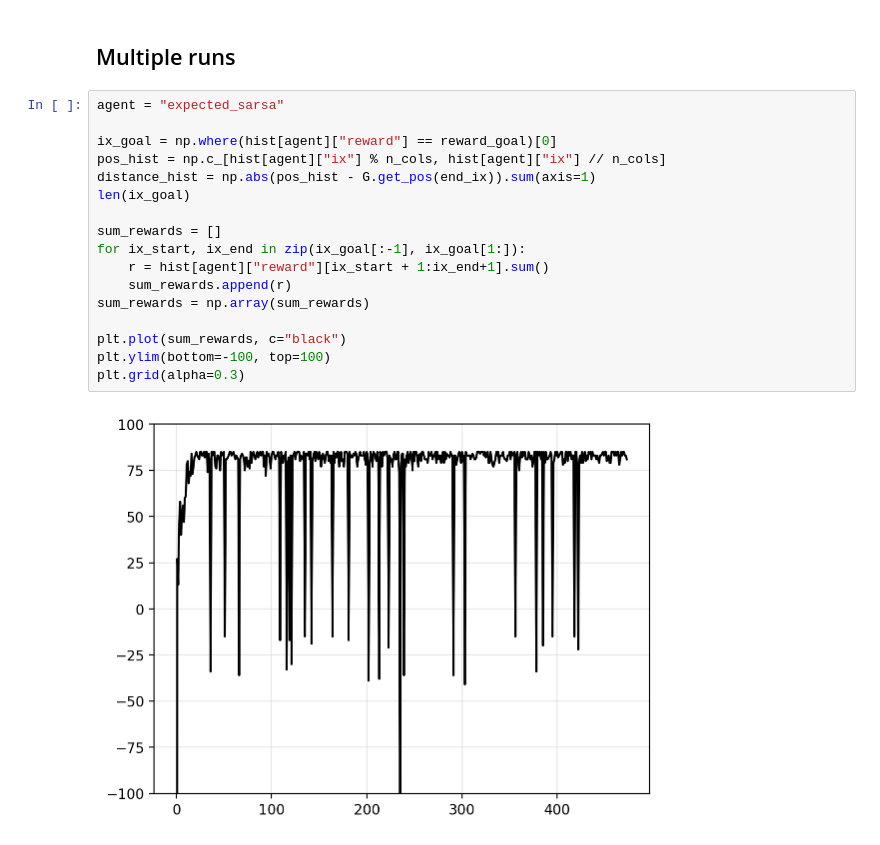
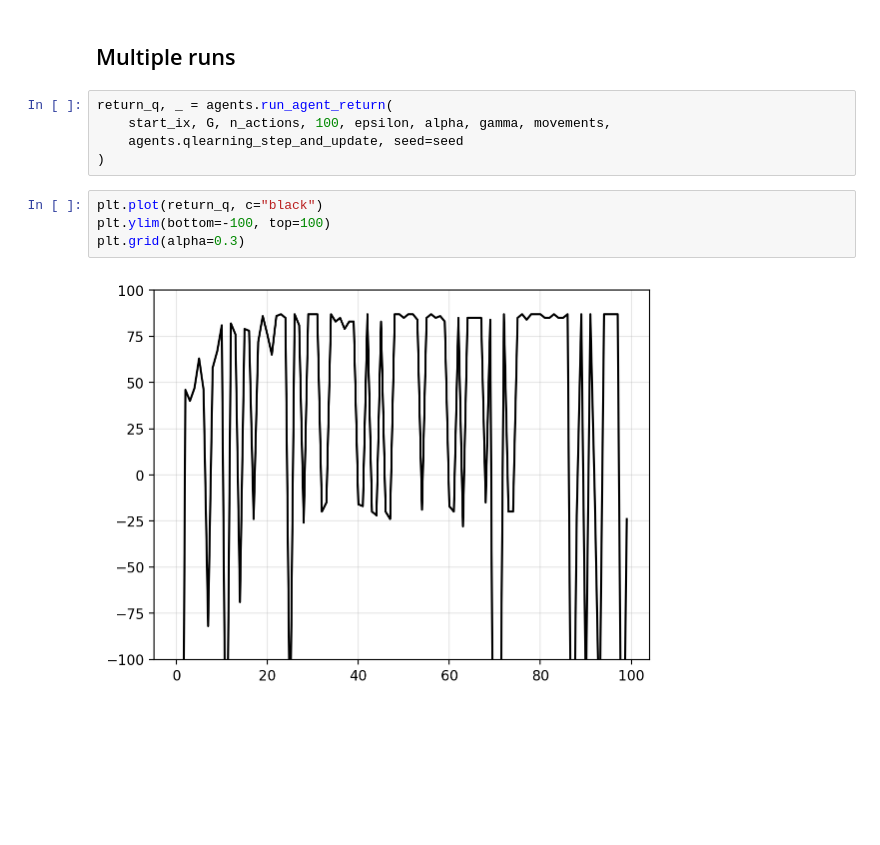
Before and after one commit to gerdm/reinforcement-learning, a Jupyter notebook: ch06/cliffwalk-gridworld.ipynb, the cells around one changed output. Cells and saved outputs as stored; diff of their text form; blank space fills up the shorter version.

```diff
--- a/ch06/cliffwalk-gridworld.ipynb
+++ b/ch06/cliffwalk-gridworld.ipynb
@@ -180,22 +180,14 @@ array([['v', '>', '>', 'v', 'v', '>', '>', '>', 'v', '<', 'v', 'v'],
       dtype='<U1')
 # %% [markdown]
 ## Multiple runs
-# %%
-agent = "expected_sarsa"
-
-ix_goal = np.where(hist[agent]["reward"] == reward_goal)[0]
-pos_hist = np.c_[hist[agent]["ix"] % n_cols, hist[agent]["ix"] // n_cols]
-distance_hist = np.abs(pos_hist - G.get_pos(end_ix)).sum(axis=1)
-len(ix_goal)
-
-sum_rewards = []
-for ix_start, ix_end in zip(ix_goal[:-1], ix_goal[1:]):
-    r = hist[agent]["reward"][ix_start + 1:ix_end+1].sum()
-    sum_rewards.append(r)
-sum_rewards = np.array(sum_rewards)
-
-plt.plot(sum_rewards, c="black")
-plt.ylim(bottom=-100, top=100)
-plt.grid(alpha=0.3)
-# %% [output]
-[figure, removed]
+# %%
+return_q, _ = agents.run_agent_return(
+    start_ix, G, n_actions, 100, epsilon, alpha, gamma, movements,
+    agents.qlearning_step_and_update, seed=seed
+)
+# %%
+plt.plot(return_q, c="black")
+plt.ylim(bottom=-100, top=100)
+plt.grid(alpha=0.3)
+# %% [output]
+[figure, added]
```
